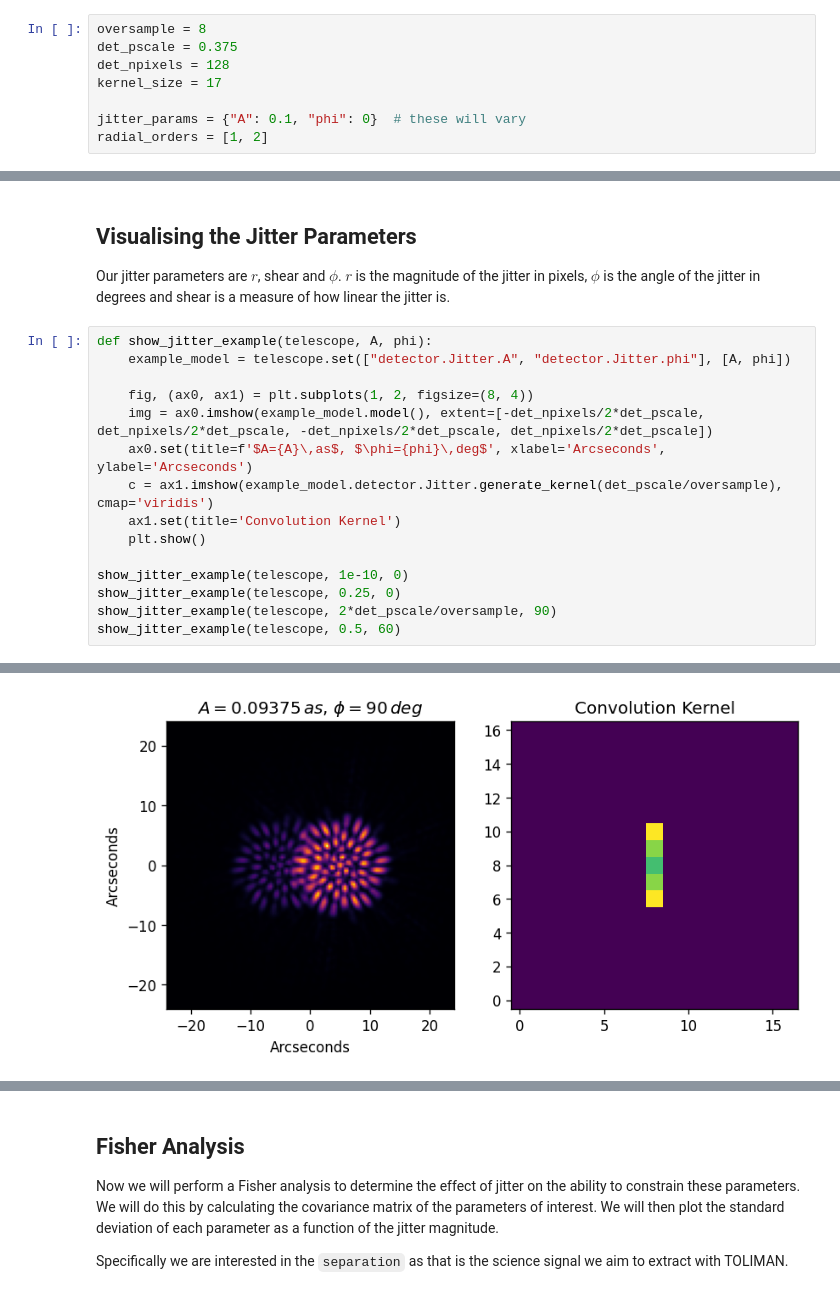
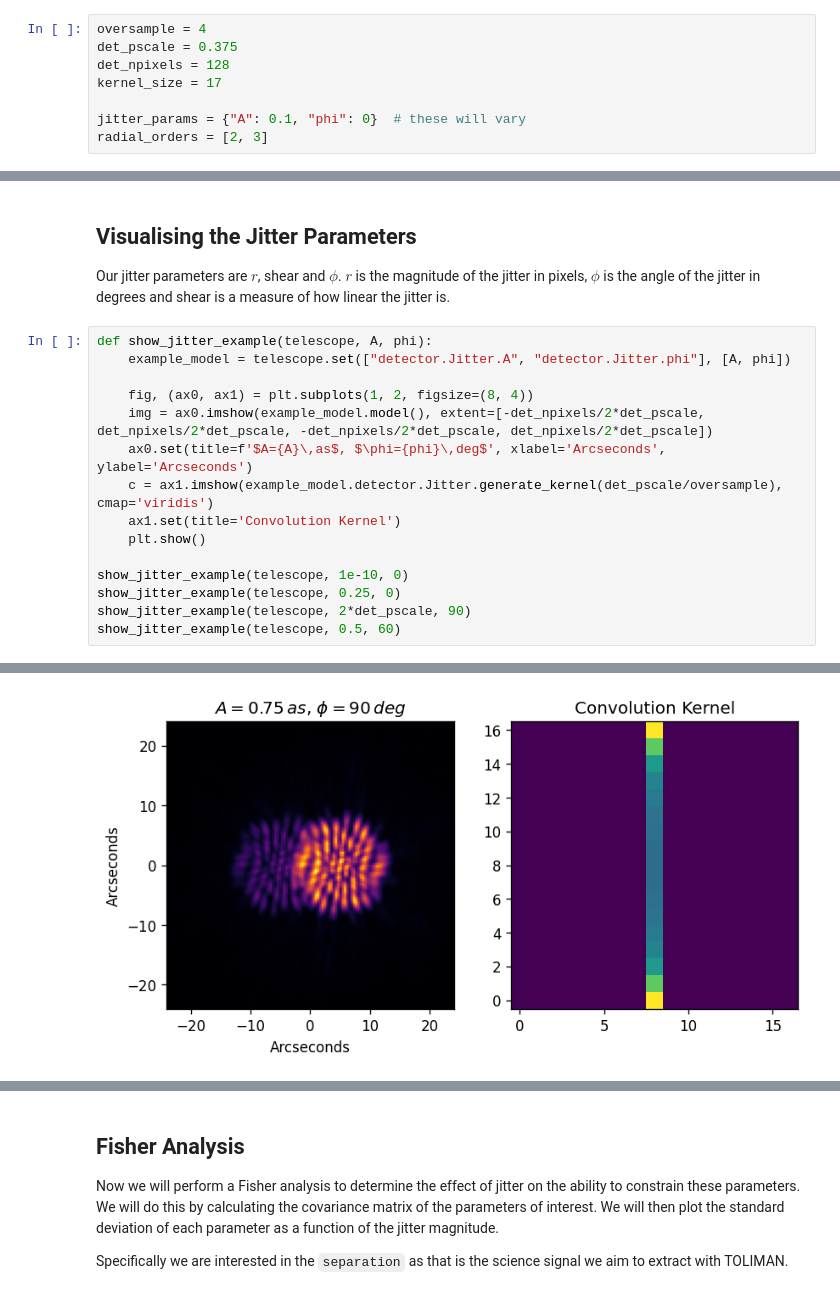
Before and after one commit to maxecharles/toliman-phd, a Jupyter notebook: notebooks/shm_jitter_fisher.ipynb, the cells around one changed output, grey strips where cells are left out. Cells and saved outputs as stored; diff of their text form.

```diff
--- a/notebooks/shm_jitter_fisher.ipynb
+++ b/notebooks/shm_jitter_fisher.ipynb
@@ -31,13 +31,13 @@ jax.config.update("jax_enable_x64", True)
 ## Building Model
 Here we build our dLux forwards model with parametric jitter. We will model the jitter as a simple harmonic oscillation
 # %%
-oversample = 8
+oversample = 4
 det_pscale = 0.375
 det_npixels = 128
 kernel_size = 17
 
 jitter_params = {"A": 0.1, "phi": 0}  # these will vary
-radial_orders = [1, 2]
+radial_orders = [2, 3]
 # %%
 src = dlT.AlphaCen()
 det = dl.LayeredDetector([
@@ -71,7 +71,7 @@ def show_jitter_example(telescope, A, phi):
 
 show_jitter_example(telescope, 1e-10, 0)
 show_jitter_example(telescope, 0.25, 0)
-show_jitter_example(telescope, 2*det_pscale/oversample, 90)
+show_jitter_example(telescope, 2*det_pscale, 90)
 show_jitter_example(telescope, 0.5, 60)
 # %% [output]
 [figure]
@@ -79 +79 @@ show_jitter_example(telescope, 0.5, 60)
-[figure, old version]
+[figure, new version]
```
Also changed, not shown: parts of 3 cells of this notebook, 1 other file.
